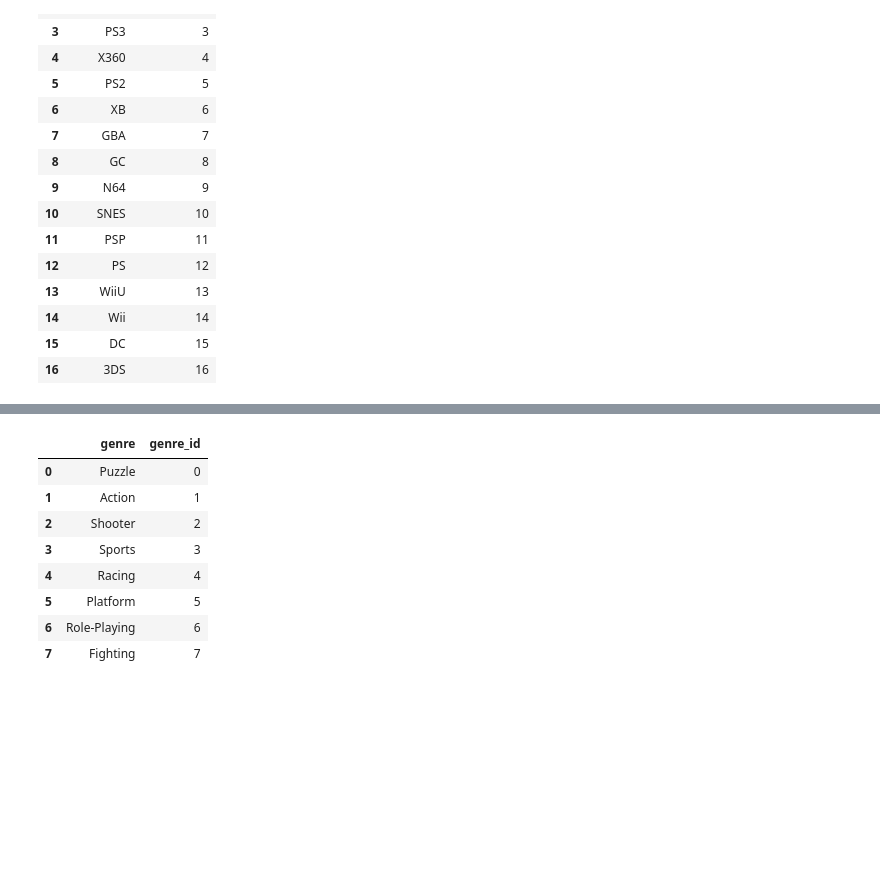
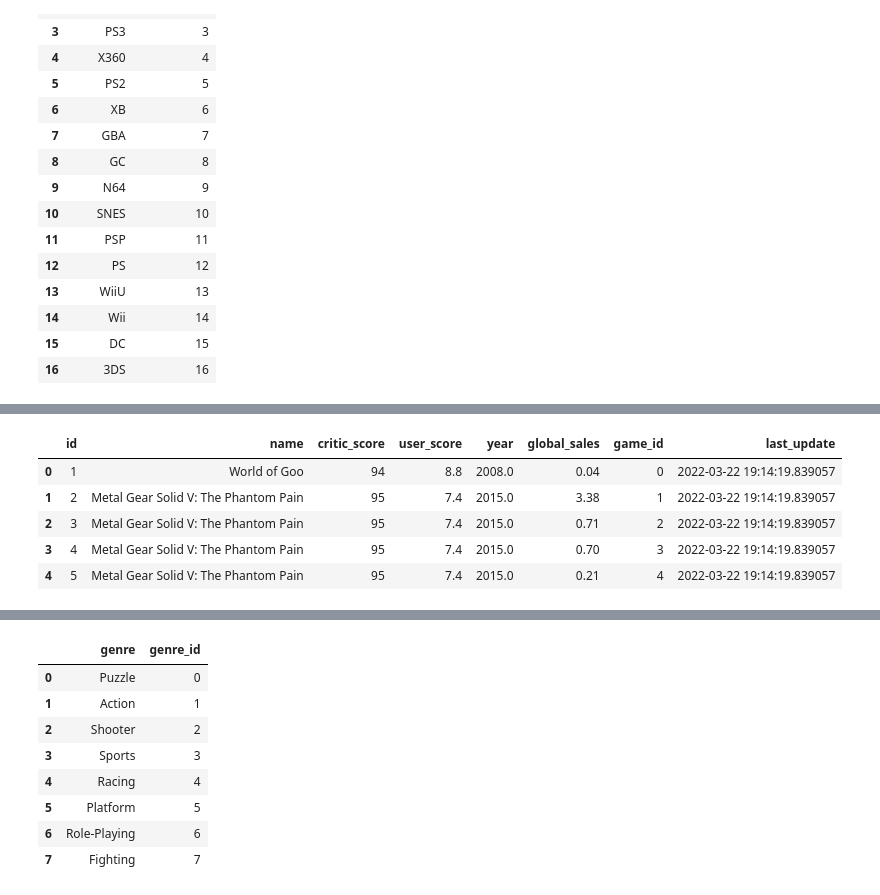
Before and after one commit to ebimoosa/smu_project_2_group_2, a Jupyter notebook: P2/Project2-BusinessInsider.ipynb, the cells around one changed output, grey strips where cells are left out. Drawn from its saved outputs; the diff is of its cells as text; code cells hidden in the pictures; blank space fills up the shorter version.

```diff
--- a/P2/Project2-BusinessInsider.ipynb
+++ b/P2/Project2-BusinessInsider.ipynb
@@ -323,0 +298,3 @@ dataframe.to_sql("table name", connection, allrows, append or replace, not write
+# %%
+rds_connection_string = "postgres:group2@35.224.199.242:5432/postgres"
+engine = create_engine(f'postgresql://{rds_connection_string}')
@@ -323,0 +312,19 @@ dataframe.to_sql("table name", connection, allrows, append or replace, not write
+# %%
+conn = engine.connect()
+# %%
+query = """
+        Select
+            *
+        From
+            videogames;
+        """
+
+df_pre = pd.read_sql(query, conn)
+df_pre.head()
+# %% [output]
+|  | id | name | critic_score | user_score | year | global_sales | game_id | last_update |
+| 0 | 1 | World of Goo | 94 | 8.8 | 2008.0 | 0.04 | 0 | 2022-03-22 19:14:19.839057 |
+| 1 | 2 | Metal Gear Solid V: The Phantom Pain | 95 | 7.4 | 2015.0 | 3.38 | 1 | 2022-03-22 19:14:19.839057 |
+| 2 | 3 | Metal Gear Solid V: The Phantom Pain | 95 | 7.4 | 2015.0 | 0.71 | 2 | 2022-03-22 19:14:19.839057 |
+| 3 | 4 | Metal Gear Solid V: The Phantom Pain | 95 | 7.4 | 2015.0 | 0.70 | 3 | 2022-03-22 19:14:19.839057 |
+| 4 | 5 | Metal Gear Solid V: The Phantom Pain | 95 | 7.4 | 2015.0 | 0.21 | 4 | 2022-03-22 19:14:19.839057 |
```
Also changed, not shown: parts of 17 cells of this notebook, 14 other files.
